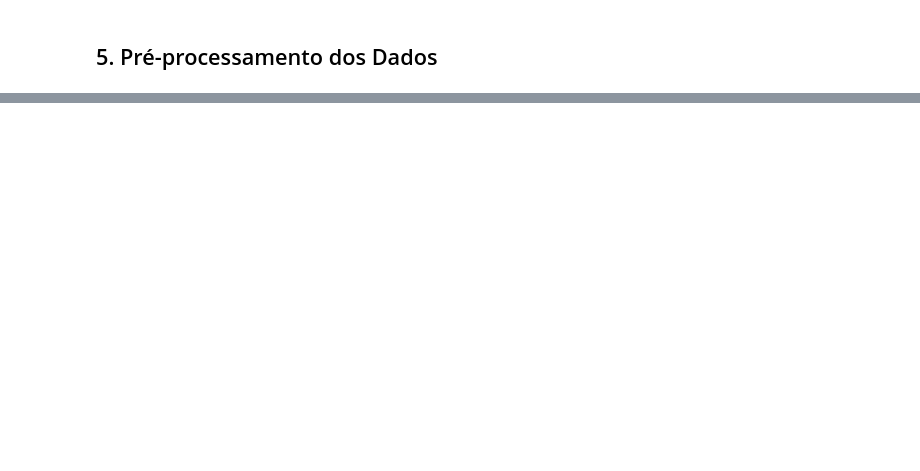
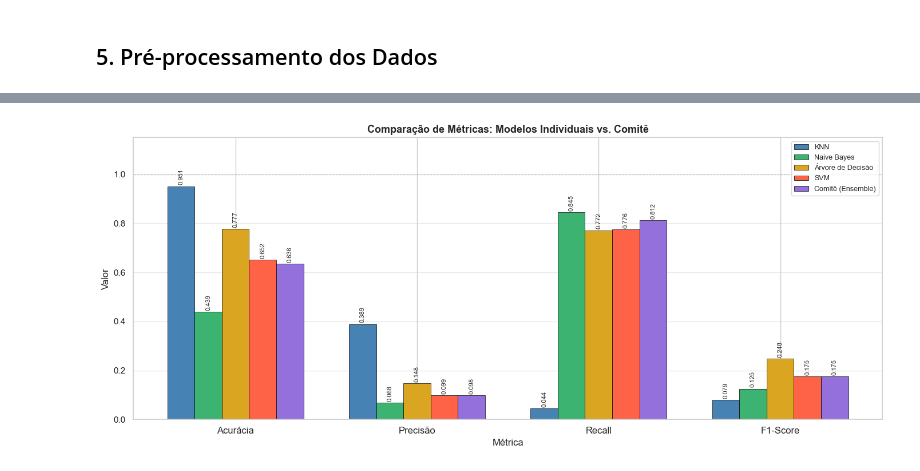
Before and after one commit to viniciusiandoli7/a3-telecom-churn, a Jupyter notebook: A3_Telecom_Churn.ipynb, the cells around one changed output, grey strips where cells are left out. Cells and saved outputs as stored; diff of their text form; code cells hidden in the pictures; blank space fills up the shorter version.

```diff
--- a/A3_Telecom_Churn.ipynb
+++ b/A3_Telecom_Churn.ipynb
@@ -693,0 +407,20 @@ A análise demonstra que modelos ensemble são especialmente valiosos em problem
+# %%
+# ============================================================
+# 7.2  VOTAÇÃO MAJORITÁRIA MANUAL
+# ============================================================
+# Empilha os 4 vetores em uma matriz (20000 linhas × 4 colunas).
+# A soma de cada linha = total de votos "churn" para aquele cliente.
+# Churn vence se pelo menos 2 dos 4 classificadores votaram 1.
+
+votos       = np.stack([pred_knn, pred_nb, pred_dtree, pred_svm], axis=1)
+pred_comite = (votos.sum(axis=1) >= 2).astype(int)
+
+# Distribuição dos placares possíveis (0-0, 1-3, 2-2, 3-1, 4-0)
+placar_counts = pd.Series(votos.sum(axis=1)).value_counts().sort_index()
+print("Distribuição de votos churn por cliente:")
+for votos_churn, qtd in placar_counts.items():
+    votos_ret = 4 - votos_churn
+    veredito  = "→ CHURN"    if votos_churn >= 2 else "→ Não-Churn"
+    print(f"  {votos_churn} voto(s) churn / {votos_ret} não-churn  :  {qtd:>6} clientes  {veredito}")
+print(f"\nTotal decidido como CHURN pelo comitê  : {pred_comite.sum()}")
+print(f"Total decidido como NÃO-CHURN pelo comitê: {(pred_comite == 0).sum()}")
@@ -693,0 +688,35 @@ A análise demonstra que modelos ensemble são especialmente valiosos em problem
+# %%
+# ============================================================
+# 8.2  GRÁFICO COMPARATIVO DE MÉTRICAS
+# ============================================================
+metricas      = ['Acurácia', 'Precisão', 'Recall', 'F1-Score']
+modelos_nomes = df_resultados.index.tolist()
+cores         = ['steelblue', 'mediumseagreen', 'goldenrod', 'tomato', 'mediumpurple']
+
+x     = np.arange(len(metricas))
+width = 0.15
+
+fig, ax = plt.subplots(figsize=(14, 6))
+for i, (nome, cor) in enumerate(zip(modelos_nomes, cores)):
+    valores = [df_resultados.loc[nome, m] for m in metricas]
+    bars = ax.bar(x + i * width, valores, width,
+                  label=nome, color=cor, edgecolor='black', linewidth=0.5)
+    for bar, v in zip(bars, valores):
+        ax.text(bar.get_x() + bar.get_width()/2,
+                bar.get_height() + 0.005,
+                f'{v:.3f}', ha='center', va='bottom', fontsize=8, rotation=90)
+
+ax.set_xlabel('Métrica')
+ax.set_ylabel('Valor')
+ax.set_title('Comparação de Métricas: Modelos Individuais vs. Comitê',
+             fontsize=13, fontweight='bold')
+ax.set_xticks(x + width * 2)
+ax.set_xticklabels(metricas, fontsize=12)
+ax.set_ylim(0, 1.15)
+ax.legend(loc='upper right', fontsize=9)
+ax.axhline(y=1.0, color='grey', linestyle='--', linewidth=0.8, alpha=0.5)
+ax.grid(axis='y', alpha=0.4)
+plt.tight_layout()
+plt.show()
+# %% [output]
+[figure, added]
```
Also changed, not shown: parts of 46 cells of this notebook.
